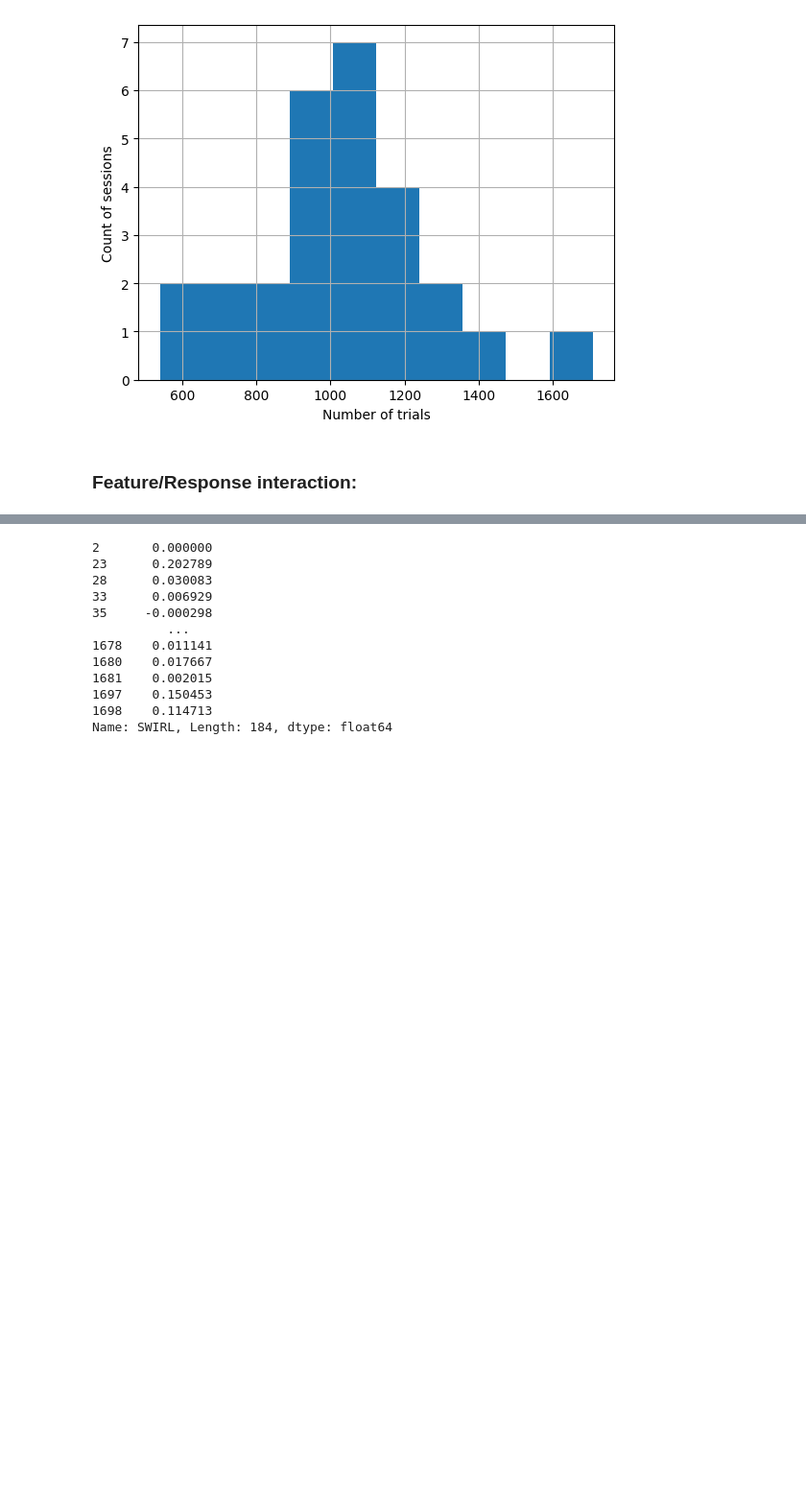
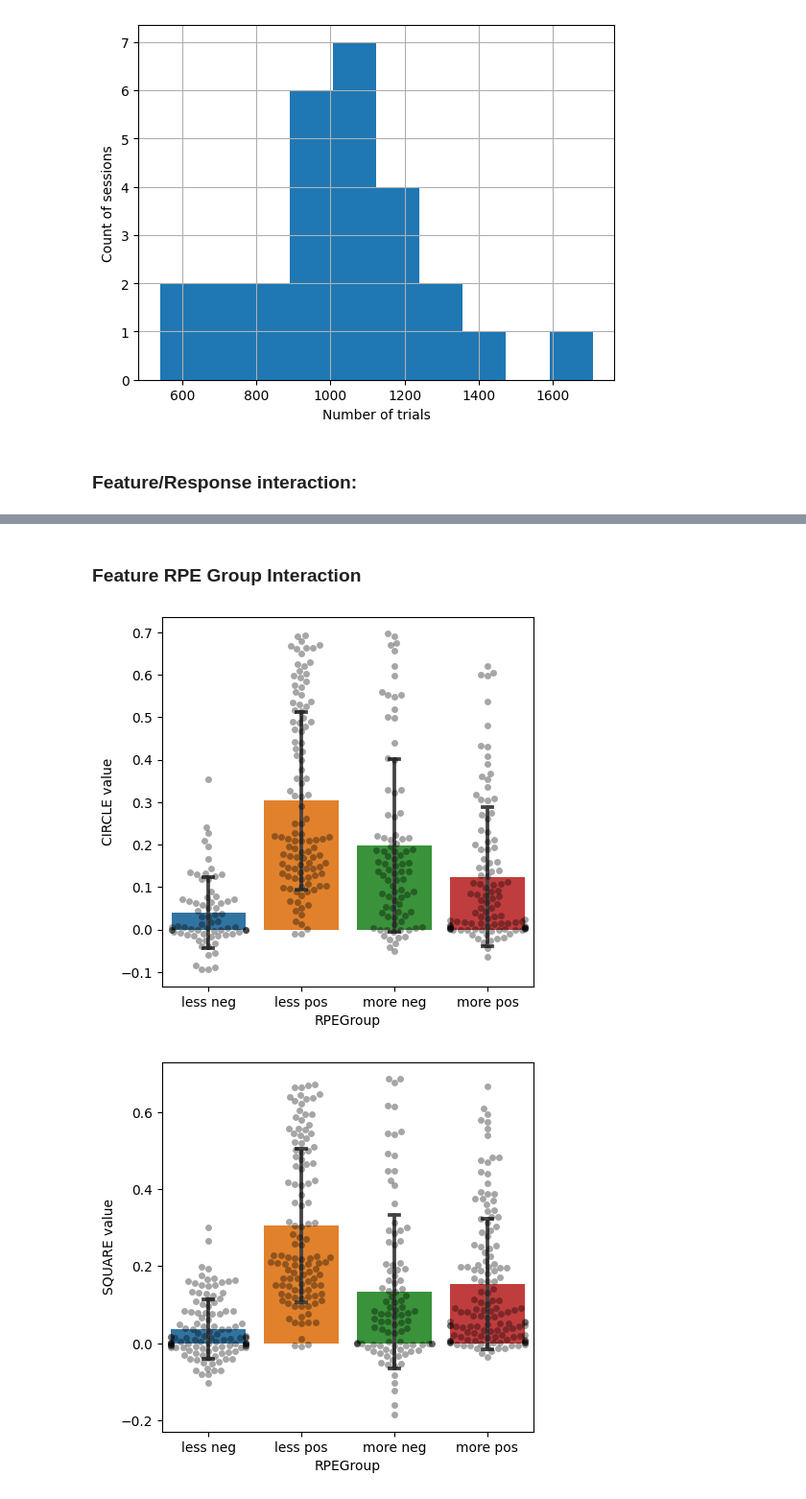
Before and after one commit to pqz317/wcst_decode, a Jupyter notebook: notebooks/20240411_investigate_colinearity_in_encoding.ipynb, the cells around one changed output, grey strips where cells are left out. Shown at 96% size. Saved outputs shown, nothing was run; the diff lists cells and outputs as text; code cells hidden in the pictures; blank space fills up the shorter version.

```diff
--- a/notebooks/20240411_investigate_colinearity_in_encoding.ipynb
+++ b/notebooks/20240411_investigate_colinearity_in_encoding.ipynb
@@ -80,15 +83,17 @@ for feature in FEATURES:
-# %%
-inc_vals
-# %% [output]
-2       0.000000
-23      0.202789
-28      0.030083
-33      0.006929
-35     -0.000298
-          ...
-1678    0.011141
-1680    0.017667
-1681    0.002015
-1697    0.150453
-1698    0.114713
-Name: SWIRL, Length: 184, dtype: float64
+# %% [markdown]
+### Feature RPE Group Interaction
+# %%
+for feature in FEATURES:
+    dim = FEATURE_TO_DIM[feature]
+    beh = value_beh[value_beh[dim] == feature]
+    # cor_vals = beh[beh.Response == "Correct"][feature]
+    # inc_vals = beh[beh.Response == "Incorrect"][feature]
+    fig, ax = plt.subplots(figsize=(5, 5))
+    beh = beh.sort_values(by="RPEGroup")
+    sns.barplot(data=beh, x="RPEGroup", y=feature, capsize=.1, errorbar='sd', ax=ax)
+    sns.swarmplot(data=beh, x="RPEGroup", y=feature, color="0", alpha=.35, ax=ax)
+    ax.set_ylabel(f"{feature} value")
+    # visualization_utils.visualize_accuracy_bars([cor_vals, inc_vals], [f"{feature}Correct", f"{feature}Incorrect"], ax)
+# %% [output]
+[figure, added]
+[figure, added]
```
Also changed, not shown: parts of 3 cells of this notebook, 2 other files.
